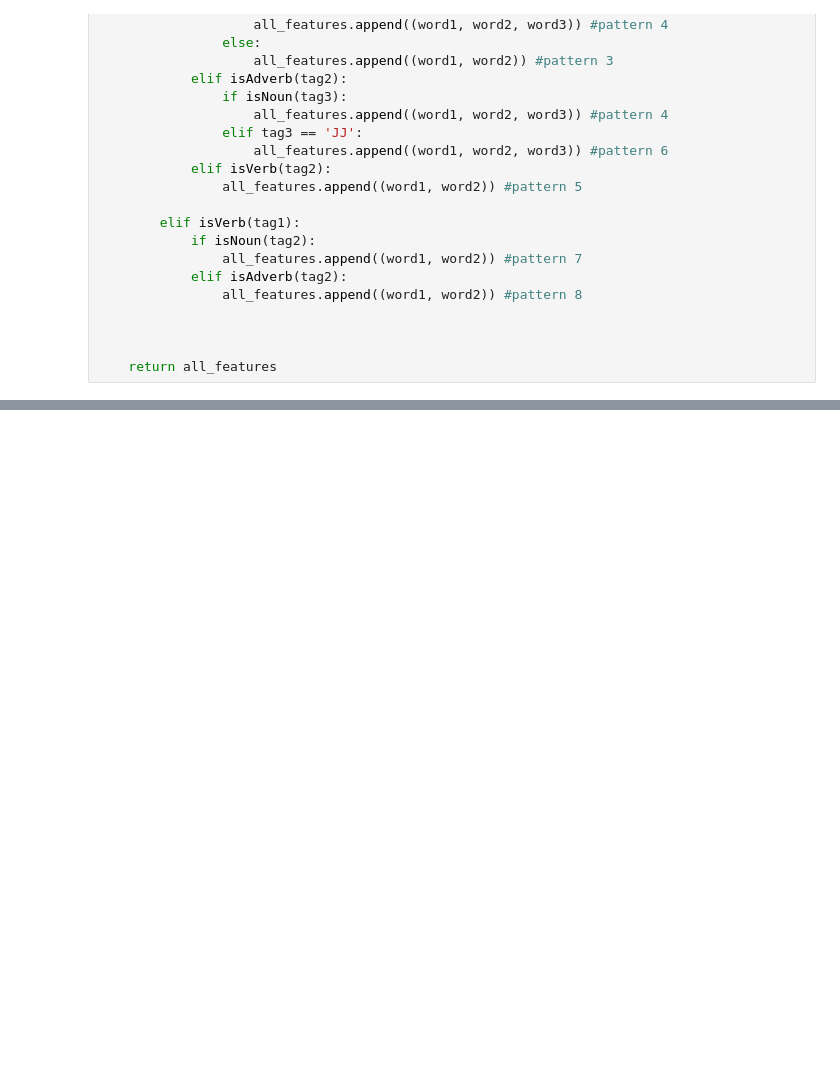
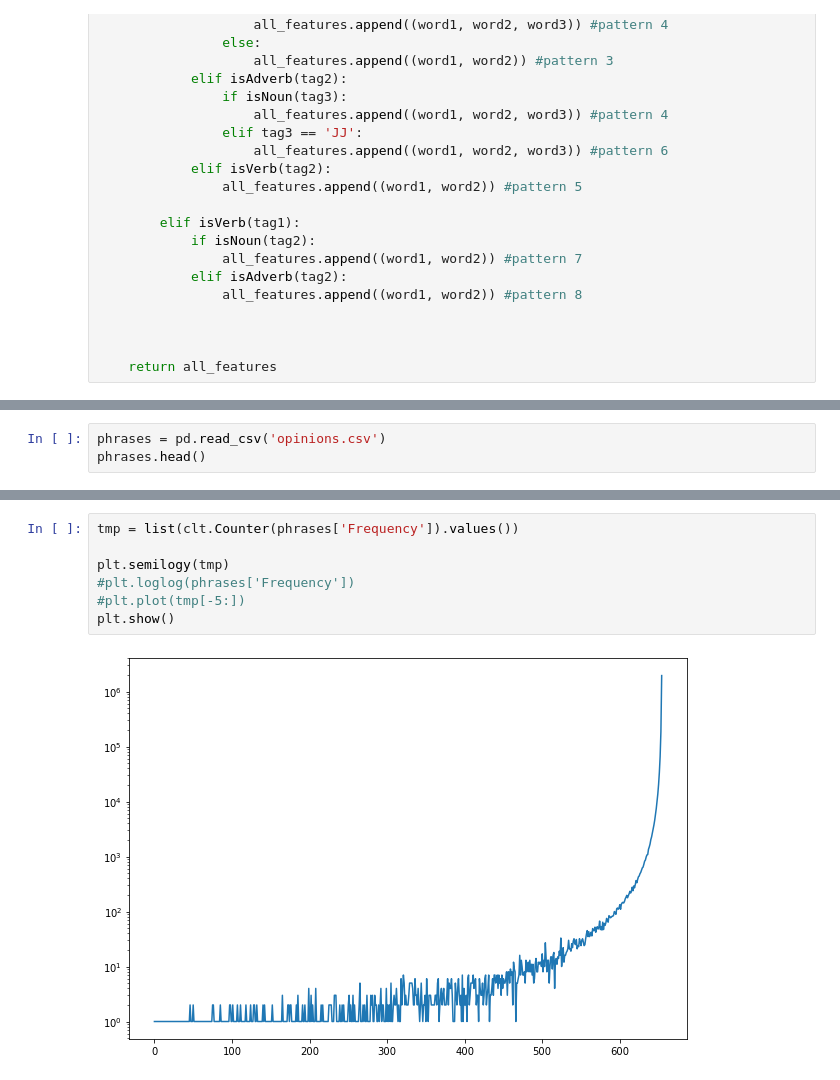
Before and after one commit to jzh001/Social-Network-Structure-in-Common-Interest-Communities, a Jupyter notebook: Text Analysis.ipynb, the cells around one changed output, grey strips where cells are left out. Saved outputs shown, nothing was run; the diff lists cells and outputs as text; blank space fills up the shorter version.

```diff
--- a/Text Analysis.ipynb
+++ b/Text Analysis.ipynb
@@ -143,0 +162,3 @@ pickle.dump(mp,open('opinions.p','wb'))
+# %%
+phrases = pd.read_csv('opinions.csv')
+phrases.head()
@@ -143,0 +172,9 @@ pickle.dump(mp,open('opinions.p','wb'))
+# %%
+tmp = list(clt.Counter(phrases['Frequency']).values())
+
+plt.semilogy(tmp)
+#plt.loglog(phrases['Frequency'])
+#plt.plot(tmp[-5:])
+plt.show()
+# %% [output]
+[figure, added]
```
Also changed, not shown: parts of 11 cells of this notebook, 1 other file.
